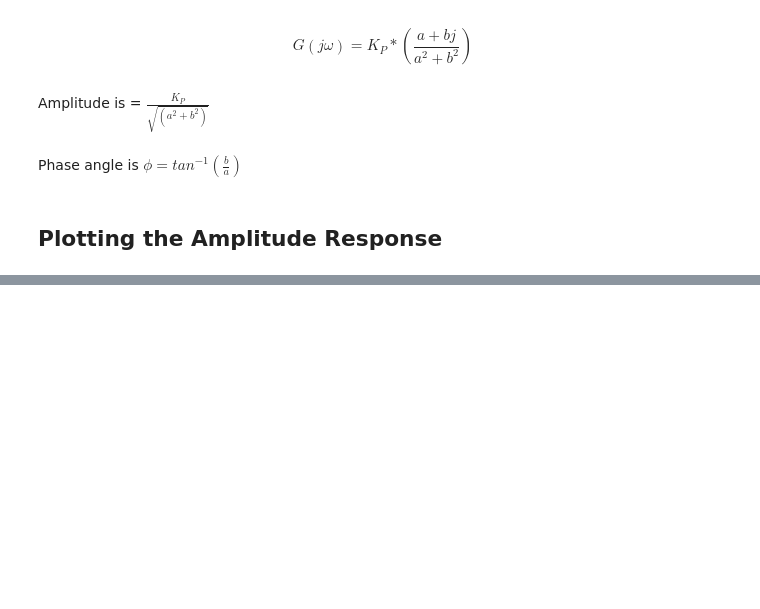
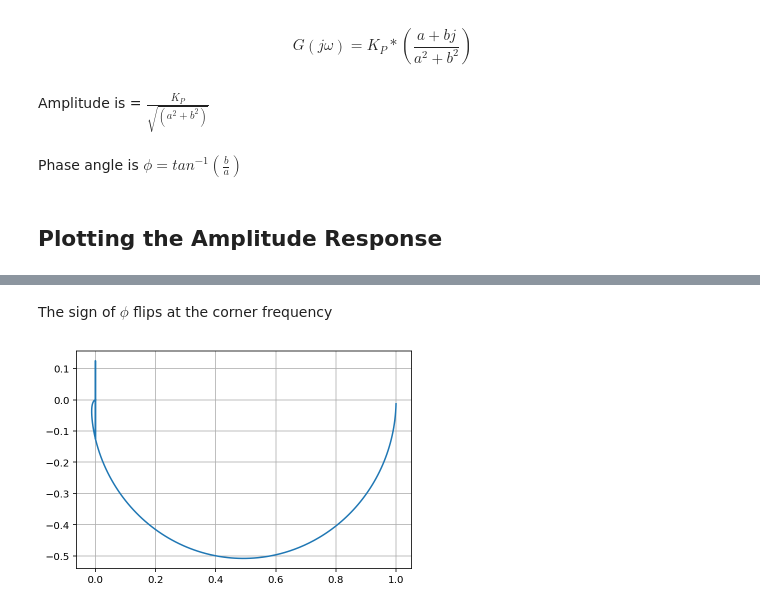
Before and after one commit to rajasmehendale/Process_Control_Simulations, a Jupyter notebook: Rajas_Mehendale_Homework_3.ipynb, the cells around one changed output, grey strips where cells are left out. Drawn from its saved outputs; the diff is of its cells as text; code cells hidden in the pictures; blank space fills up the shorter version.

```diff
--- a/Rajas_Mehendale_Homework_3.ipynb
+++ b/Rajas_Mehendale_Homework_3.ipynb
@@ -100,0 +108,11 @@ plt.legend();
+# %% [markdown]
+The sign of $\phi$ flips at the corner frequency
+# %%
+w1 = np.linspace(0.001,100,100000)
+x1 = response(w1,zeta[2])
+y1= phicalc(w1,zeta[2])
+plt.figure();
+plt.plot(x1*np.cos(y1),x1*np.sin(y1) )
+plt.grid()
+# %% [output]
+[figure, added]
```
Also changed, not shown: parts of 2 cells of this notebook, 3 other files.
